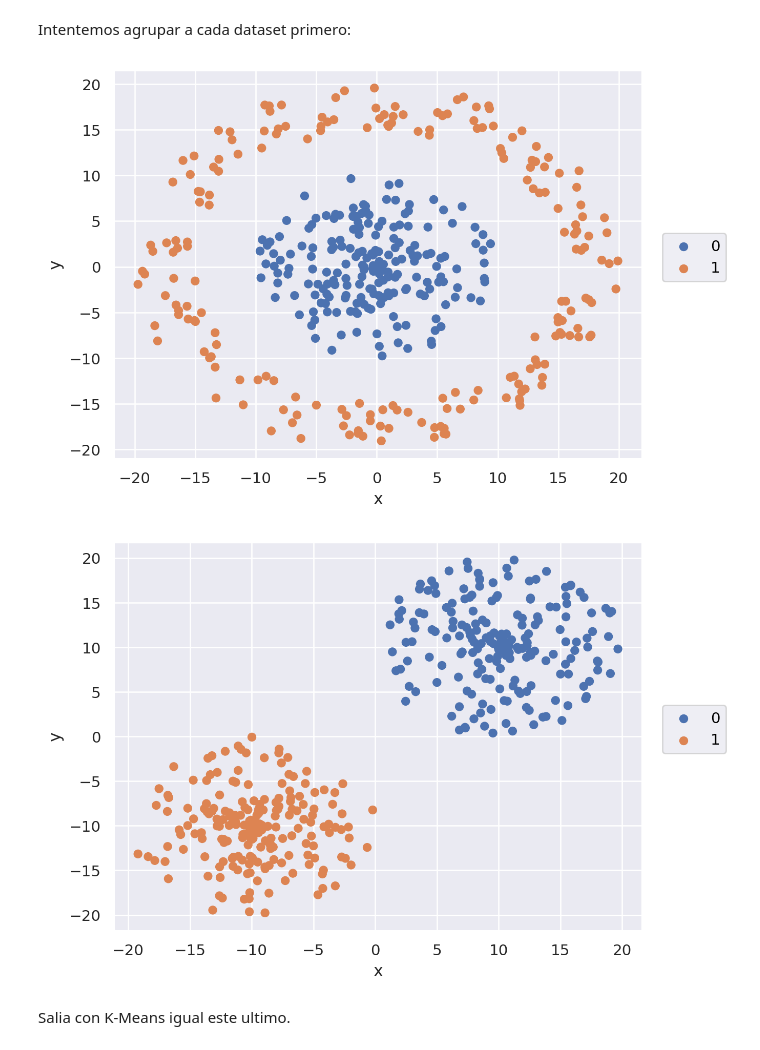
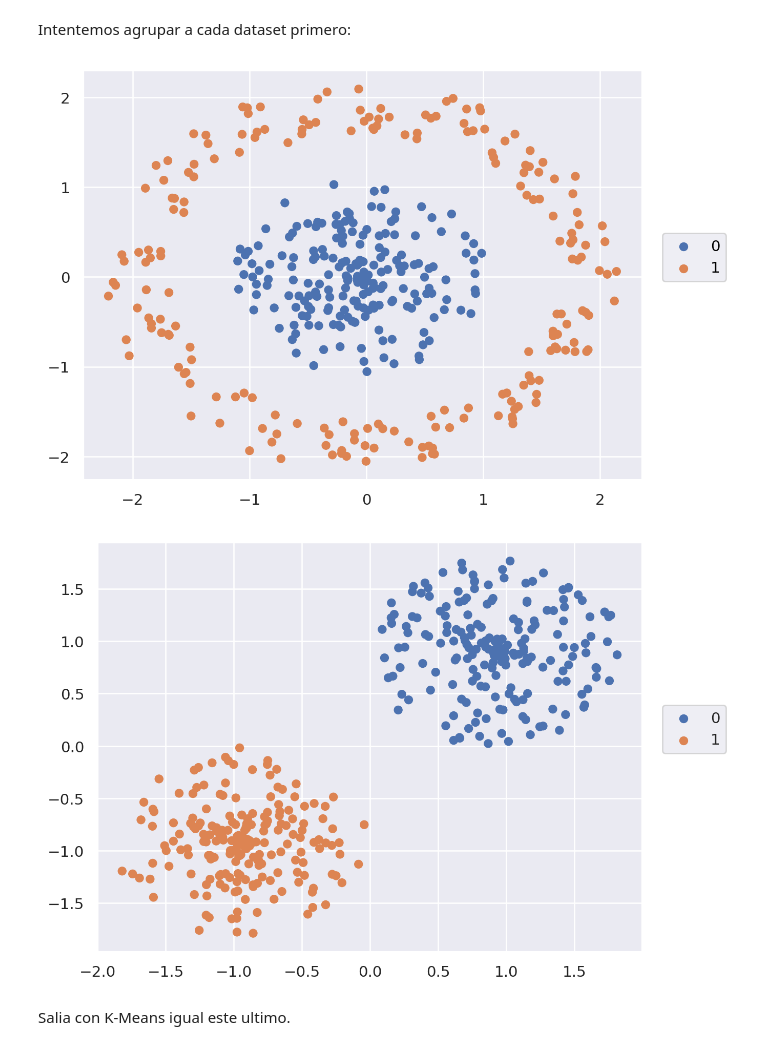
Before and after one commit to lmendezayl/uba-ldd-ic, a Jupyter notebook: guias/soluciones/practica8.ipynb, the cells around one changed output. Drawn from its saved outputs; the diff is of its cells as text; code cells hidden in the pictures.

```diff
--- a/guias/soluciones/practica8.ipynb
+++ b/guias/soluciones/practica8.ipynb
@@ -508,14 +521,7 @@ df2_orig = pd.read_csv(url_base + 'p7-data2.csv')
 df1 = df1_orig.copy()
 df2 = df2_orig.copy()
 
-df1['source'] = 'Dataset 1'
-df2['source'] = 'Dataset 2'
-# buscar porque es necesario el ignore_index
 df = pd.concat([df1, df2], ignore_index=True)
-
-(
-    so.Plot(data=df, x='x', y='y', color='source')
-    .add(so.Dot())
-    .facet(col='source') # repasar .facet()....
-)
+df = StandardScaler().fit_transform(df)
+so.Plot(df[:,0], df[:,1]).add(so.Dot())
 # %% [output]
@@ -534,26 +533,20 @@ Veamos df:
 Intentemos agrupar a cada dataset primero:
 # %%
 # primer dataset
-clustering_df1 = DBSCAN(eps=4, min_samples=5)
-etiquetas = clustering_df1.fit_predict(df1_orig)
-
-(
-    so.Plot(data=df1_orig, x='x', y='y', color=etiquetas.astype('str'))
-    .add(so.Dot())
-)
+df1 = StandardScaler().fit_transform(df1)
+clustering_df1 = DBSCAN(eps=0.5, min_samples=5)
+etiquetas = clustering_df1.fit_predict(df1)
+so.Plot(df1[:,0], df1[:,1], color=etiquetas.astype('str')).add(so.Dot())
 # %% [output]
-[figure, old version]
+[figure, new version]
 # %%
 # segundo dataset
-clustering_df2 = DBSCAN(eps=4, min_samples=5)
-etiquetas = clustering_df2.fit_predict(df2_orig)
-
-(
-    so.Plot(data=df2_orig, x='x', y='y', color=etiquetas.astype('str'))
-    .add(so.Dot())
-)
+df2 = StandardScaler().fit_transform(df2)
+clustering_df2 = DBSCAN(eps=0.5, min_samples=5)
+etiquetas = clustering_df2.fit_predict(df2)
+so.Plot(df2[:,0], df2[:,1], color=etiquetas.astype('str')).add(so.Dot())
 # %% [output]
-[figure, old version]
+[figure, new version]
 # %% [markdown]
 Salia con K-Means igual este ultimo.
 # %% [markdown]
```
Also changed, not shown: parts of 20 cells of this notebook.
